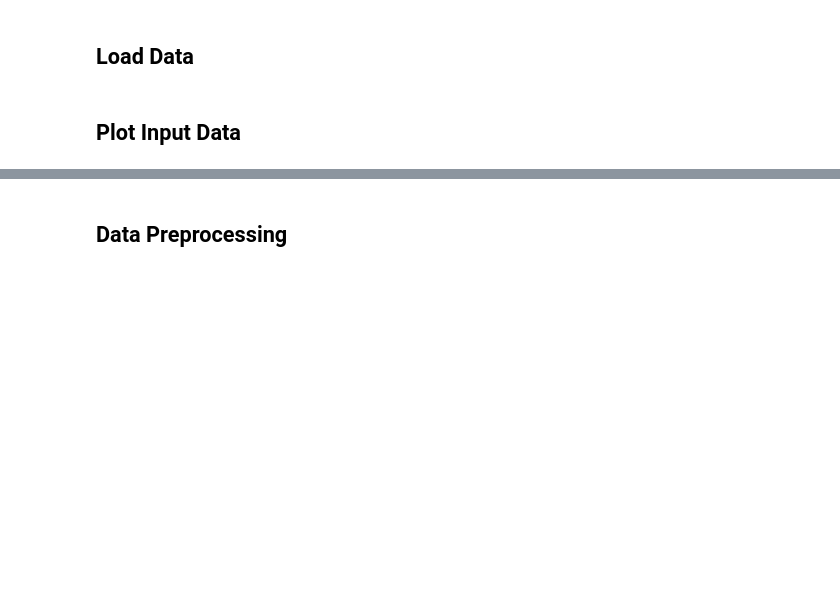
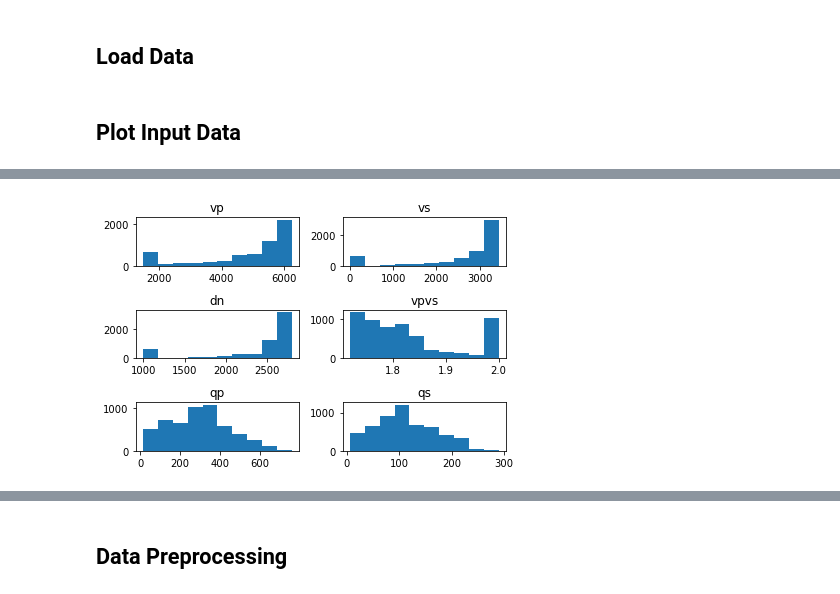
Before and after one commit to acse-yc220/finalProject, a Jupyter notebook: project.ipynb, the cells around one changed output, grey strips where cells are left out. Drawn from its saved outputs; the diff is of its cells as text; code cells hidden in the pictures; blank space fills up the shorter version.

```diff
--- a/project.ipynb
+++ b/project.ipynb
@@ -22,0 +29,5 @@ crossplot(data_list)
+# %%
+new_data[:,3]=np.clip(new_data[:,3],None,2)
+showDistribution(new_data[:,:-2])
+# %% [output]
+[figure, added]
```
Also changed, not shown: parts of 19 cells of this notebook, 1 other file.
